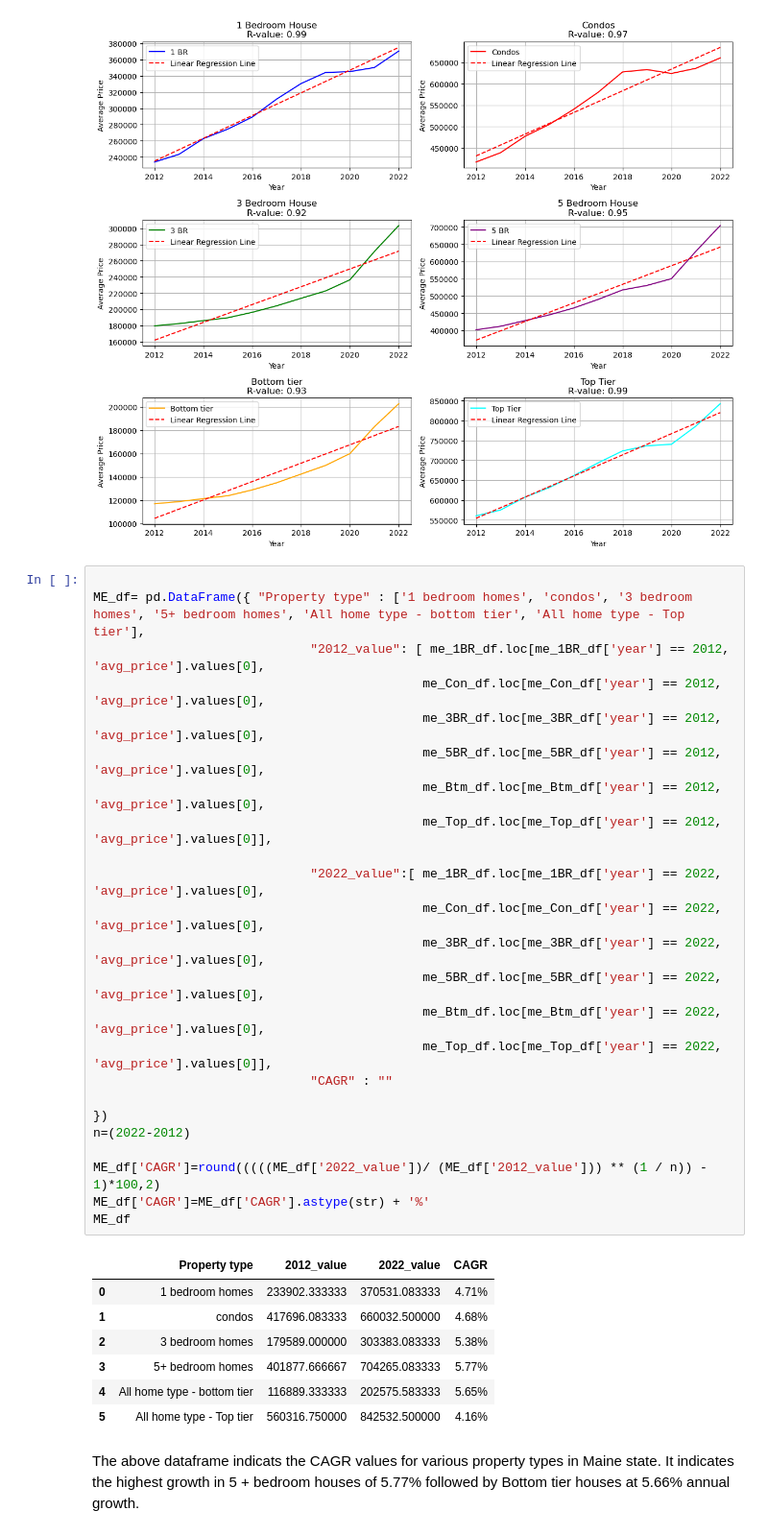
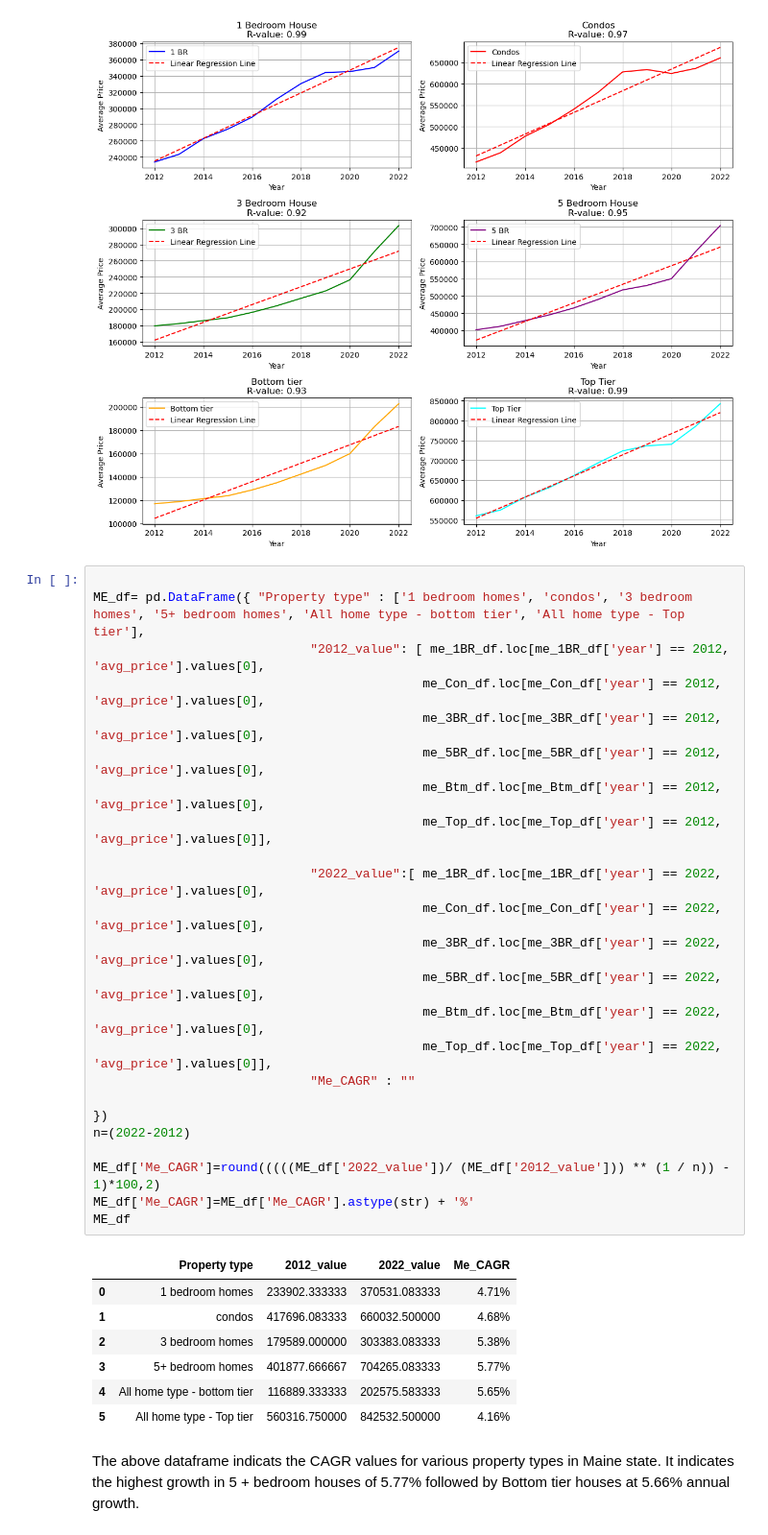
Before and after one commit to Arnawutu/Project1Group10, a Jupyter notebook: Main_Data/Data_Cleaning_New_Hampshire & Maine.ipynb, the cells around one changed output. Shown at 96% size. Cells and saved outputs as stored; diff of their text form.

```diff
--- a/Main_Data/Data_Cleaning_New_Hampshire & Maine.ipynb
+++ b/Main_Data/Data_Cleaning_New_Hampshire & Maine.ipynb
@@ -601,29 +601,29 @@ plt.show()
 # %%
 
 ME_df= pd.DataFrame({ "Property type" : ['1 bedroom homes', 'condos', '3 bedroom homes', '5+ bedroom homes', 'All home type - bottom tier', 'All home type - Top tier'],
                              "2012_value": [ me_1BR_df.loc[me_1BR_df['year'] == 2012, 'avg_price'].values[0],
                                             me_Con_df.loc[me_Con_df['year'] == 2012, 'avg_price'].values[0],
                                             me_3BR_df.loc[me_3BR_df['year'] == 2012, 'avg_price'].values[0],
                                             me_5BR_df.loc[me_5BR_df['year'] == 2012, 'avg_price'].values[0],
                                             me_Btm_df.loc[me_Btm_df['year'] == 2012, 'avg_price'].values[0],
                                             me_Top_df.loc[me_Top_df['year'] == 2012, 'avg_price'].values[0]],
 
                              "2022_value":[ me_1BR_df.loc[me_1BR_df['year'] == 2022, 'avg_price'].values[0],
                                             me_Con_df.loc[me_Con_df['year'] == 2022, 'avg_price'].values[0],
                                             me_3BR_df.loc[me_3BR_df['year'] == 2022, 'avg_price'].values[0],
                                             me_5BR_df.loc[me_5BR_df['year'] == 2022, 'avg_price'].values[0],
                                             me_Btm_df.loc[me_Btm_df['year'] == 2022, 'avg_price'].values[0],
                                             me_Top_df.loc[me_Top_df['year'] == 2022, 'avg_price'].values[0]],
-                             "CAGR" : ""
+                             "Me_CAGR" : ""
 
 })
 n=(2022-2012)
 
-ME_df['CAGR']=round(((((ME_df['2022_value'])/ (ME_df['2012_value'])) ** (1 / n)) - 1)*100,2)
-ME_df['CAGR']=ME_df['CAGR'].astype(str) + '%'
+ME_df['Me_CAGR']=round(((((ME_df['2022_value'])/ (ME_df['2012_value'])) ** (1 / n)) - 1)*100,2)
+ME_df['Me_CAGR']=ME_df['Me_CAGR'].astype(str) + '%'
 ME_df
 # %% [output]
-|  | Property type | 2012_value | 2022_value | CAGR |
+|  | Property type | 2012_value | 2022_value | Me_CAGR |
 | 0 | 1 bedroom homes | 233902.333333 | 370531.083333 | 4.71% |
 | 1 | condos | 417696.083333 | 660032.500000 | 4.68% |
 | 2 | 3 bedroom homes | 179589.000000 | 303383.083333 | 5.38% |
```
Also changed, not shown: parts of 3 cells of this notebook.
